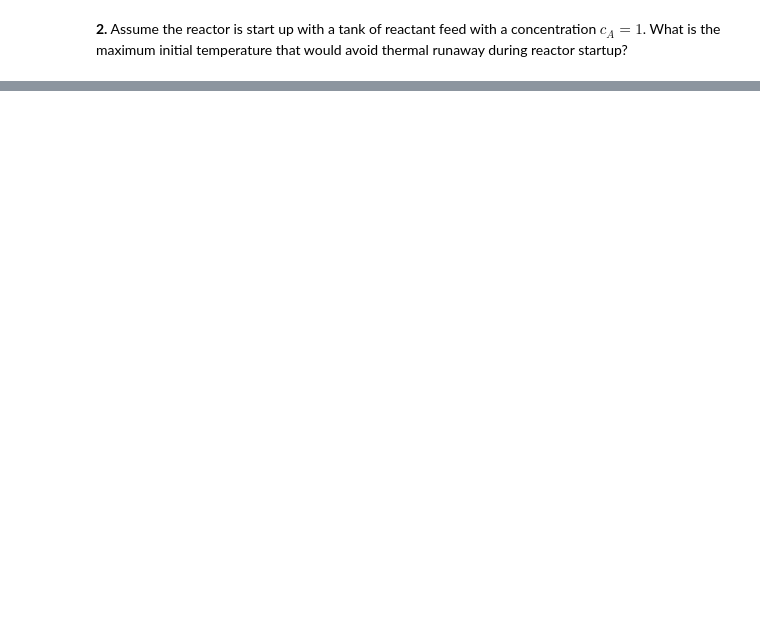
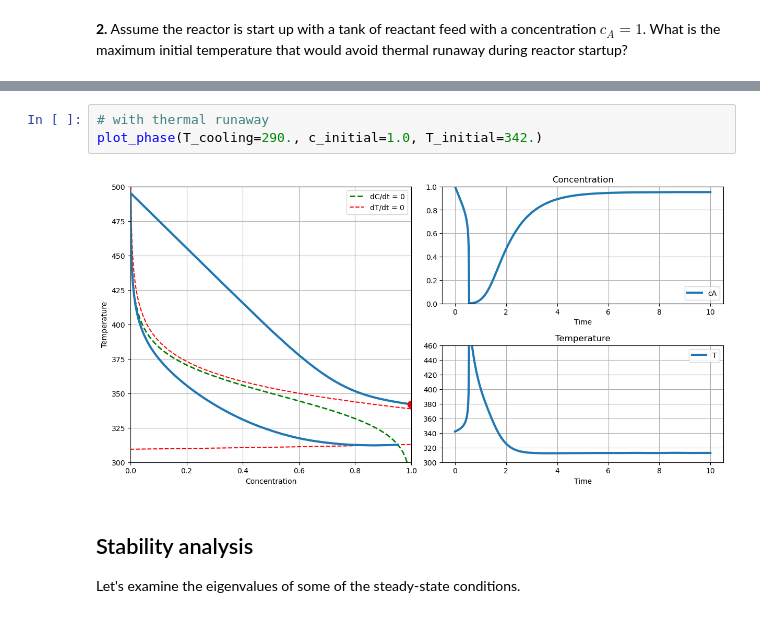
Before and after one commit to jckantor/cbe30338-book, a Jupyter notebook: notebooks/02.07-Exothermic-CSTR.ipynb, the cells around one changed output, grey strips where cells are left out. Saved outputs shown, nothing was run; the diff lists cells and outputs as text; blank space fills up the shorter version.

```diff
--- a/notebooks/02.07-Exothermic-CSTR.ipynb
+++ b/notebooks/02.07-Exothermic-CSTR.ipynb
@@ -310,0 +324,9 @@ plot_phase(T_cooling=290., c_initial=0.5, T_initial=350.)
+# %%
+# with thermal runaway
+plot_phase(T_cooling=290., c_initial=1.0, T_initial=342.)
+# %% [output]
+[figure, added]
+# %% [markdown]
+## Stability analysis
+
+Let's examine the eigenvalues of some of the steady-state conditions.
```
Also changed, not shown: parts of 4 cells of this notebook.
